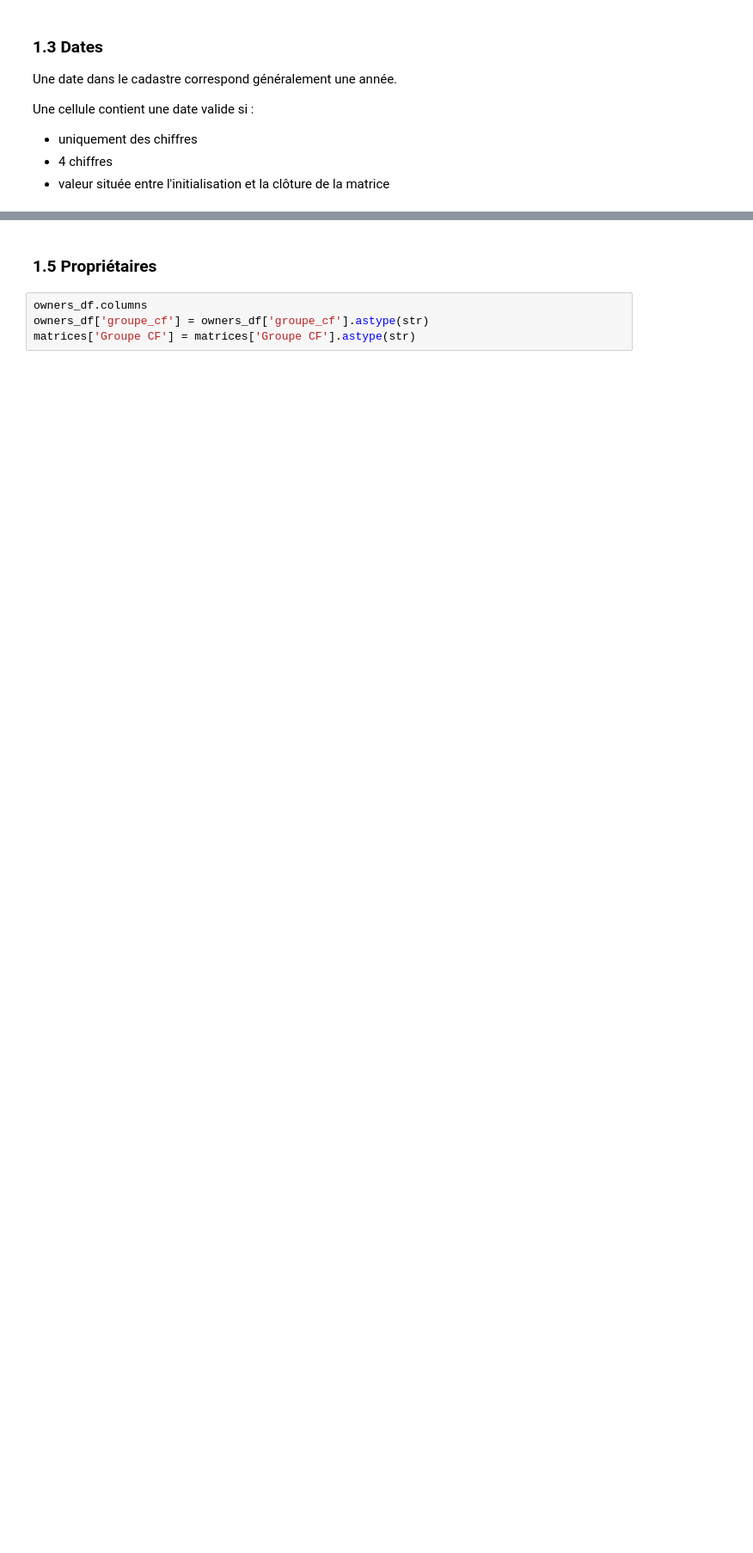
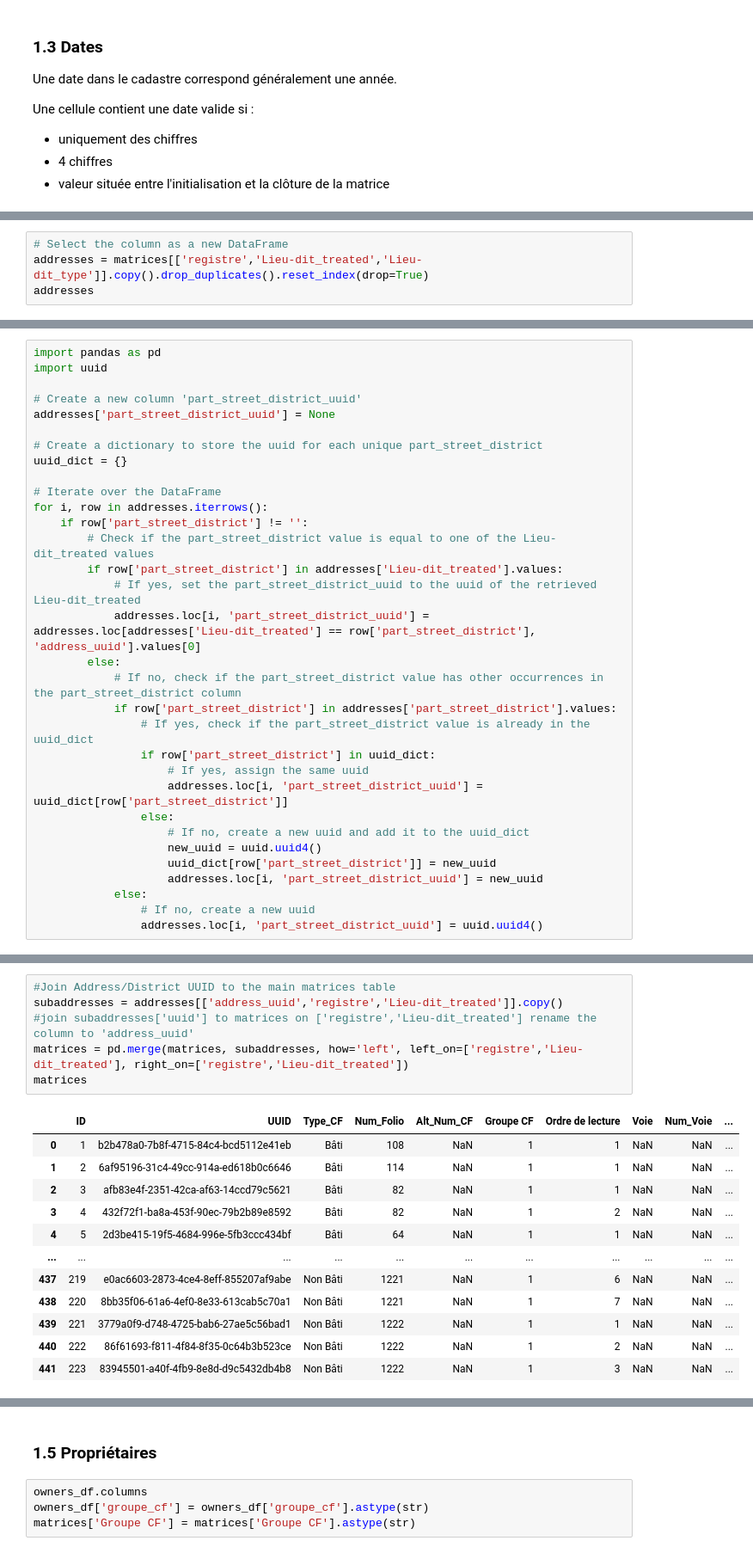
Before and after one commit to solenn-tl/ontologie-peuplement, a Jupyter notebook: notebooks/10-instances/14-create_plot-mentions.ipynb, the cells around one changed output, grey strips where cells are left out. Shown at 86% size. Cells and saved outputs as stored; diff of their text form; blank space fills up the shorter version.

```diff
--- a/notebooks/10-instances/14-create_plot-mentions.ipynb
+++ b/notebooks/10-instances/14-create_plot-mentions.ipynb
@@ -417,0 +405,4 @@ A ce stade, il faudrait classer les landmarks en fonction de leur type (lieu-dit
+# %%
+# Select the column as a new DataFrame
+addresses = matrices[['registre','Lieu-dit_treated','Lieu-dit_type']].copy().drop_duplicates().reset_index(drop=True)
+addresses
@@ -417,0 +477,32 @@ A ce stade, il faudrait classer les landmarks en fonction de leur type (lieu-dit
+# %%
+import pandas as pd
+import uuid
+
+# Create a new column 'part_street_district_uuid'
+addresses['part_street_district_uuid'] = None
+
+# Create a dictionary to store the uuid for each unique part_street_district
+uuid_dict = {}
+
+# Iterate over the DataFrame
+for i, row in addresses.iterrows():
+    if row['part_street_district'] != '':
+        # Check if the part_street_district value is equal to one of the Lieu-dit_treated values
+        if row['part_street_district'] in addresses['Lieu-dit_treated'].values:
+            # If yes, set the part_street_district_uuid to the uuid of the retrieved Lieu-dit_treated
+            addresses.loc[i, 'part_street_district_uuid'] = addresses.loc[addresses['Lieu-dit_treated'] == row['part_street_district'], 'address_uuid'].values[0]
+        else:
+            # If no, check if the part_street_district value has other occurrences in the part_street_district column
+            if row['part_street_district'] in addresses['part_street_district'].values:
+                # If yes, check if the part_street_district value is already in the uuid_dict
+                if row['part_street_district'] in uuid_dict:
+                    # If yes, assign the same uuid
+                    addresses.loc[i, 'part_street_district_uuid'] = uuid_dict[row['part_street_district']]
+                else:
+                    # If no, create a new uuid and add it to the uuid_dict
+                    new_uuid = uuid.uuid4()
+                    uuid_dict[row['part_street_district']] = new_uuid
+                    addresses.loc[i, 'part_street_district_uuid'] = new_uuid
+            else:
+                # If no, create a new uuid
+                addresses.loc[i, 'part_street_district_uuid'] = uuid.uuid4()
@@ -466,0 +629,19 @@ g.serialize(destination=f"{OUTPUT_FOLDER_PATH}/{COMMUNE}_landmarks_lieu_dit.ttl"
+# %%
+#Join Address/District UUID to the main matrices table
+subaddresses = addresses[['address_uuid','registre','Lieu-dit_treated']].copy()
+#join subaddresses['uuid'] to matrices on ['registre','Lieu-dit_treated'] rename the column to 'address_uuid'
+matrices = pd.merge(matrices, subaddresses, how='left', left_on=['registre','Lieu-dit_treated'], right_on=['registre','Lieu-dit_treated'])
+matrices
+# %% [output]
+|  | ID | UUID | Type_CF | Num_Folio | Alt_Num_CF | Groupe CF | Ordre de lecture | Voie | Num_Voie | ... |
+| 0 | 1 | b2b478a0-7b8f-4715-84c4-bcd5112e41eb | Bâti | 108 | NaN | 1 | 1 | NaN | NaN | ... |
+| 1 | 2 | 6af95196-31c4-49cc-914a-ed618b0c6646 | Bâti | 114 | NaN | 1 | 1 | NaN | NaN | ... |
+| 2 | 3 | afb83e4f-2351-42ca-af63-14ccd79c5621 | Bâti | 82 | NaN | 1 | 1 | NaN | NaN | ... |
+| 3 | 4 | 432f72f1-ba8a-453f-90ec-79b2b89e8592 | Bâti | 82 | NaN | 1 | 2 | NaN | NaN | ... |
+| 4 | 5 | 2d3be415-19f5-4684-996e-5fb3ccc434bf | Bâti | 64 | NaN | 1 | 1 | NaN | NaN | ... |
+| ... | ... | ... | ... | ... | ... | ... | ... | ... | ... | ... |
+| 437 | 219 | e0ac6603-2873-4ce4-8eff-855207af9abe | Non Bâti | 1221 | NaN | 1 | 6 | NaN | NaN | ... |
+| 438 | 220 | 8bb35f06-61a6-4ef0-8e33-613cab5c70a1 | Non Bâti | 1221 | NaN | 1 | 7 | NaN | NaN | ... |
+| 439 | 221 | 3779a0f9-d748-4725-bab6-27ae5c56bad1 | Non Bâti | 1222 | NaN | 1 | 1 | NaN | NaN | ... |
+| 440 | 222 | 86f61693-f811-4f84-8f35-0c64b3b523ce | Non Bâti | 1222 | NaN | 1 | 2 | NaN | NaN | ... |
+| 441 | 223 | 83945501-a40f-4fb9-8e8d-d9c5432db4b8 | Non Bâti | 1222 | NaN | 1 | 3 | NaN | NaN | ... |
```
Also changed, not shown: parts of 21 cells of this notebook, 4 other files.
